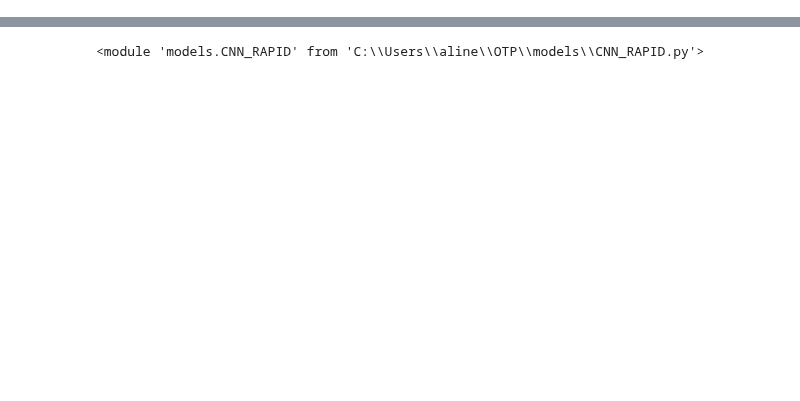
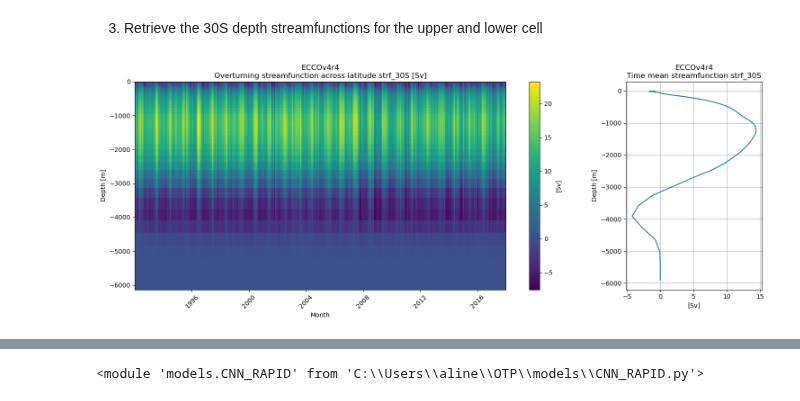
Before and after one commit to ai4er-cdt/OTP, a Jupyter notebook: notebooks/RAPID_transfer_neural_network.ipynb, the cells around one changed output, grey strips where cells are left out. Saved outputs shown, nothing was run; the diff lists cells and outputs as text; code cells hidden in the pictures; blank space fills up the shorter version.

```diff
--- a/notebooks/RAPID_transfer_neural_network.ipynb
+++ b/notebooks/RAPID_transfer_neural_network.ipynb
@@ -305,0 +55,10 @@ device: cpu
+# %%
+lat = lats[1]
+lat_str = strf_utils.format_lat_lon(lat)
+
+lon_min = -50
+lon_max = 17
+
+inputs = xr.open_dataset(f"{data_home}/ecco_data_minimal/{lat_str}.nc").isel(latitude=slice(1,2))
+inputs = inputs.sel(longitude=slice(lon_min, lon_max))
+inputs
@@ -305,0 +78,27 @@ device: cpu
+# %% [markdown]
+3. Retrieve the 30S depth streamfunctions for the upper and lower cell
+# %%
+extra_str = 'atlantic_sf'
+strf_fp = f"{data_home}/ecco_data_minimal/{lat_str}_{extra_str}_depth.pickle"
+depth_fp = f"{data_home}/ecco_data_minimal/depth_range.pickle"
+ECCO_GRID = xr.open_dataset(paths.geom_fp)
+
+with open(strf_fp, 'rb') as f:
+    strf = pickle.load(f).astype(np.float64)[::-1] #Load the streamfunction and invert the depth values
+
+strf = np.expand_dims(strf[:, 1, :], 1) # grabbing just 30S
+strf = np.transpose(strf, (2,0,1))
+
+strf = xr.Dataset(
+        data_vars = {'moc' : (["time", "k", "latitude"], strf)},
+        coords = {'time' : inputs.time,  'k': np.arange(50), 'latitude' : np.atleast_1d(-60)}
+        )
+
+strf = strf.assign_coords(Z=('k', ECCO_GRID.coords['Z'].data))
+
+outputs_upper_cell = strf_utils.get_PSI_at_max_density_level(strf.squeeze(), moc_param='moc', max=True)
+outputs_bottom_cell = strf_utils.get_PSI_at_max_density_level(strf.squeeze(), moc_param='moc', max=False)
+
+strf_utils.plot_depth_stf_vs_time(stf_ds=strf.squeeze(), label='strf_30S', param='moc')
+# %% [output]
+[figure, added]
```
Also changed, not shown: parts of 43 cells of this notebook, 5 other files.
